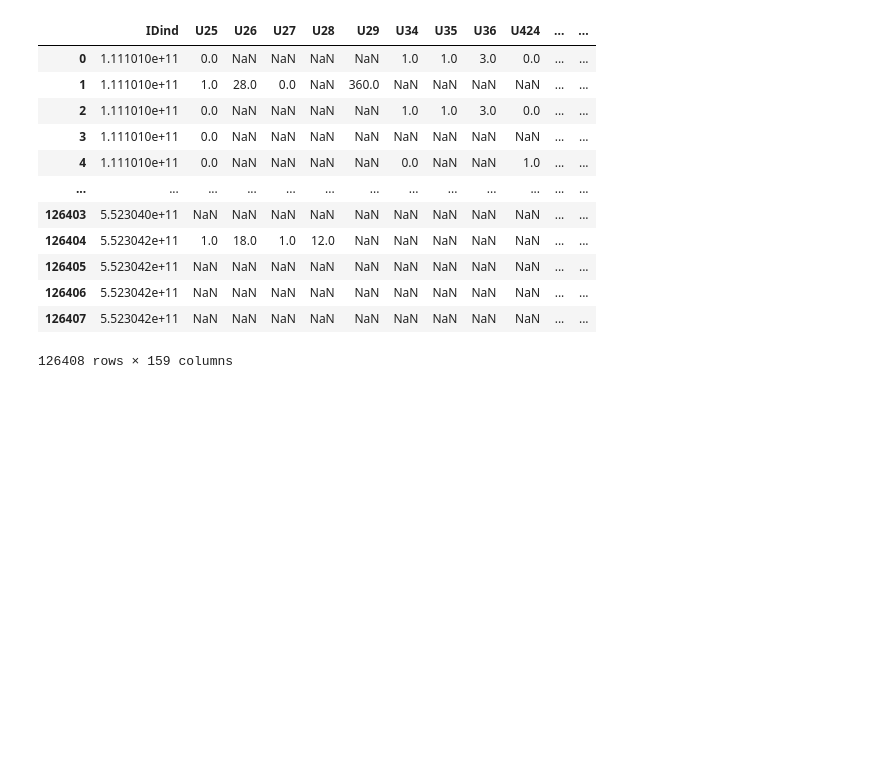
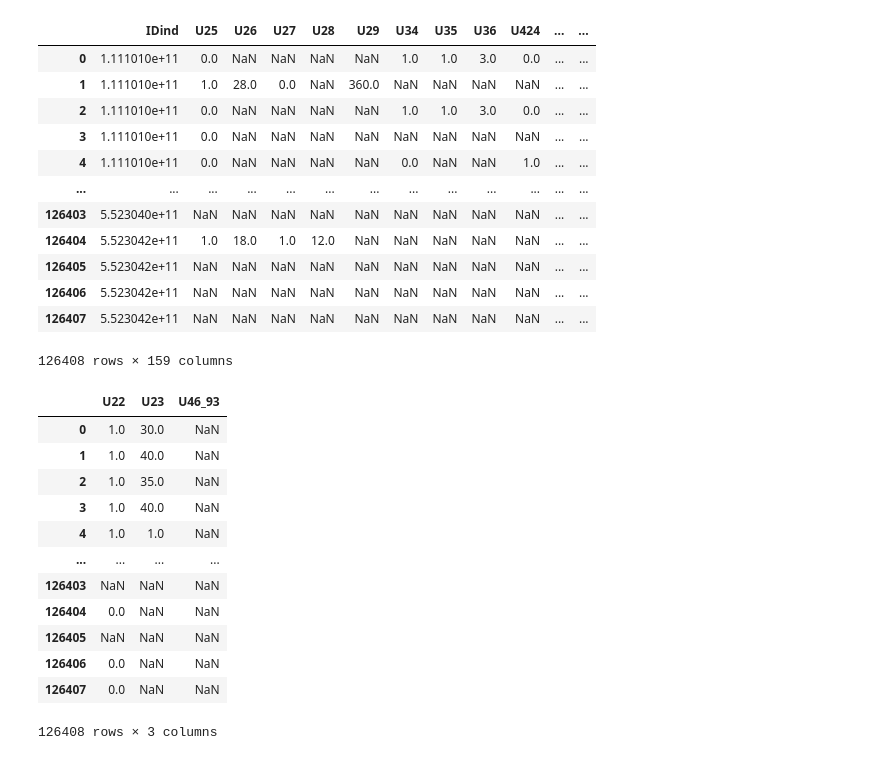
Before and after one commit to iam-fern/real_data, a Jupyter notebook: China_Health_and_Nutrition_Survey_(CHNS).ipynb, the cells around one changed output. Drawn from its saved outputs; the diff is of its cells as text; code cells hidden in the pictures; blank space fills up the shorter version.

```diff
--- a/China_Health_and_Nutrition_Survey_(CHNS).ipynb
+++ b/China_Health_and_Nutrition_Survey_(CHNS).ipynb
@@ -28,3 +28,20 @@ df
 | 126406 | 5.523042e+11 | NaN | NaN | NaN | NaN | NaN | NaN | NaN | NaN | NaN | ... | ... |
 | 126407 | 5.523042e+11 | NaN | NaN | NaN | NaN | NaN | NaN | NaN | NaN | NaN | ... | ... |
 126408 rows × 159 columns
+# %%
+table = df[['U22', 'U23', 'U46_93']]
+table
+# %% [output]
+|  | U22 | U23 | U46_93 |
+| 0 | 1.0 | 30.0 | NaN |
+| 1 | 1.0 | 40.0 | NaN |
+| 2 | 1.0 | 35.0 | NaN |
+| 3 | 1.0 | 40.0 | NaN |
+| 4 | 1.0 | 1.0 | NaN |
+| ... | ... | ... | ... |
+| 126403 | NaN | NaN | NaN |
+| 126404 | 0.0 | NaN | NaN |
+| 126405 | NaN | NaN | NaN |
+| 126406 | 0.0 | NaN | NaN |
+| 126407 | 0.0 | NaN | NaN |
+126408 rows × 3 columns
```
Also changed, not shown: parts of 1 cell of this notebook.
